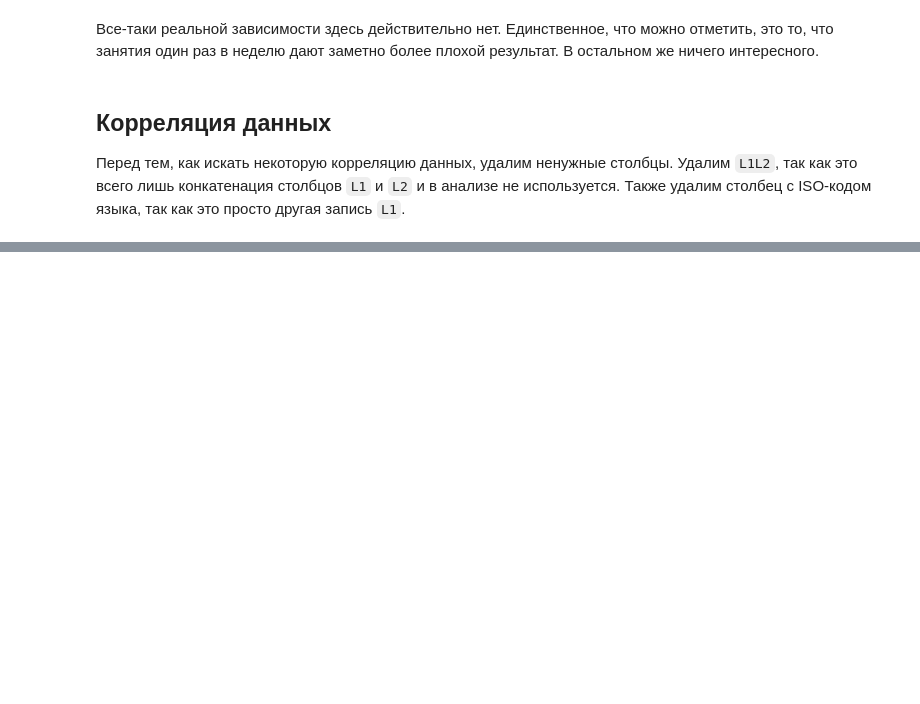
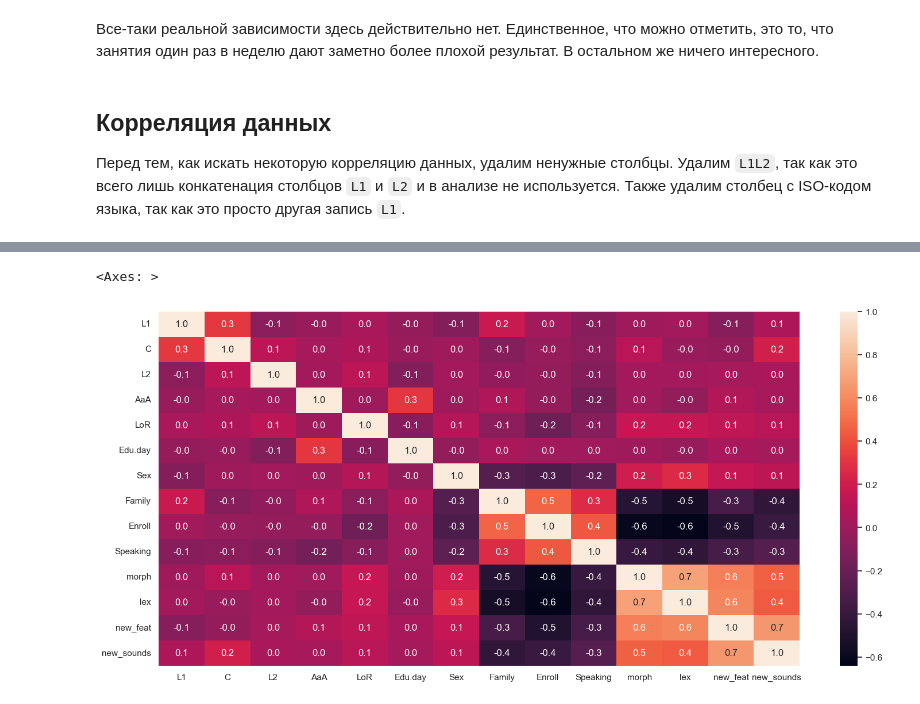
Before and after one commit to mshnschnko/Language-Learning-Statistics, a Jupyter notebook: main.ipynb, the cells around one changed output, grey strips where cells are left out. Drawn from its saved outputs; the diff is of its cells as text; code cells hidden in the pictures; blank space fills up the shorter version.

```diff
--- a/main.ipynb
+++ b/main.ipynb
@@ -486,0 +571,7 @@ Edu.day
+# %%
+corr = dataframe.corr(method="spearman")
+f, ax = plt.subplots(figsize=(18,8))
+sns.heatmap(corr, annot=True, fmt='.1f')
+# %% [output]
+<Axes: >
+[figure, added]
```
Also changed, not shown: parts of 30 cells of this notebook.
